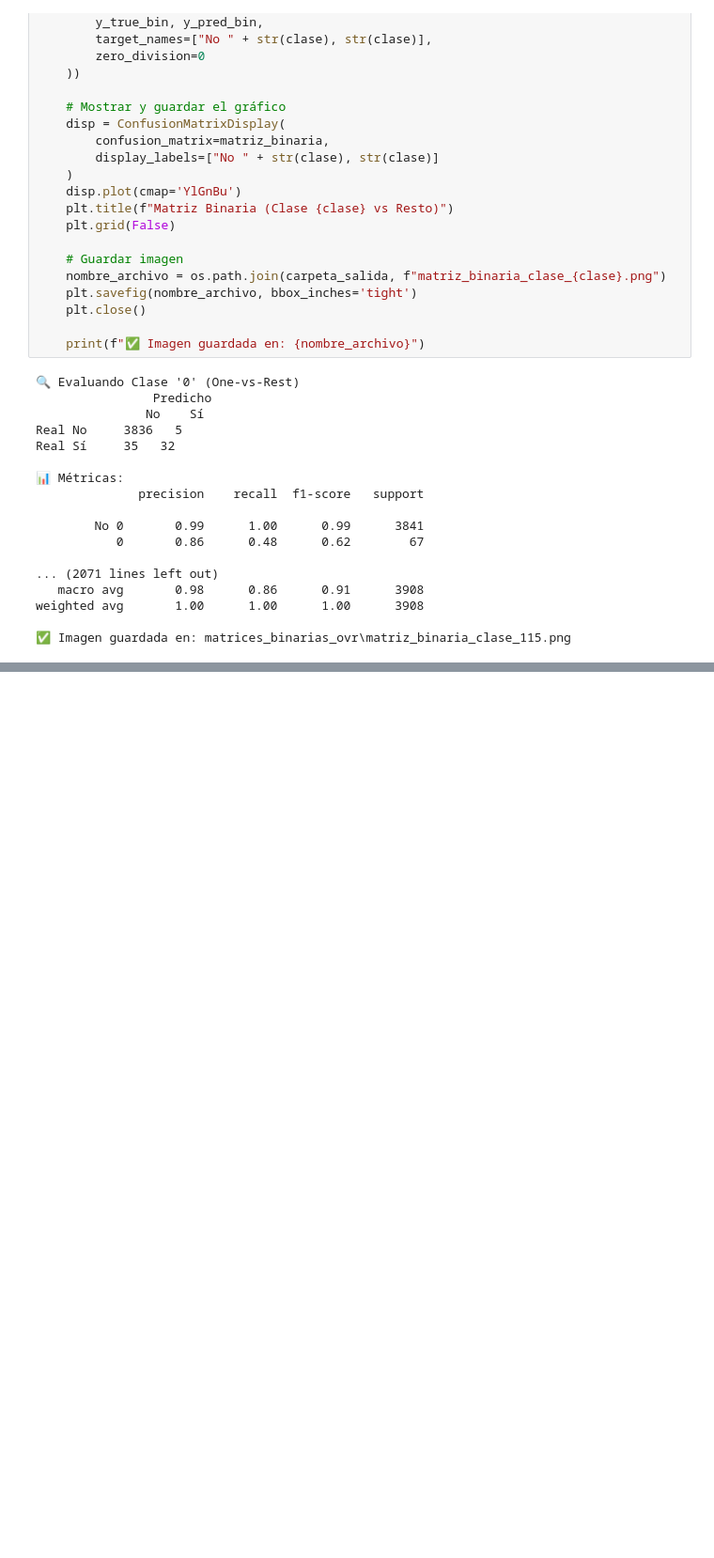
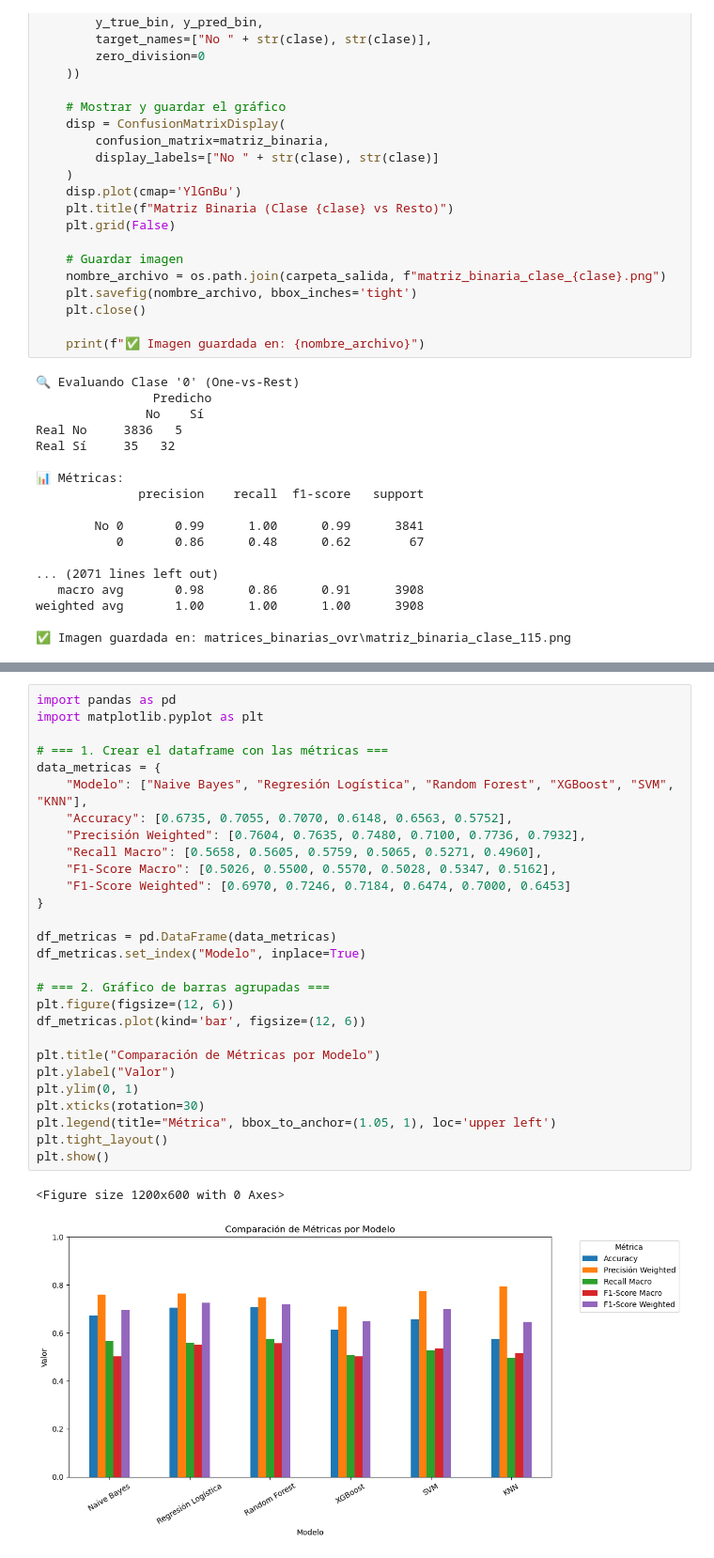
Before and after one commit to rociovanesa/TesisMaestriaCienciasdeDatos, a Jupyter notebook: TesisV2-4.ipynb, the cells around one changed output, grey strips where cells are left out. Shown at 94% size. Drawn from its saved outputs; the diff is of its cells as text; blank space fills up the shorter version.

```diff
--- a/TesisV2-4.ipynb
+++ b/TesisV2-4.ipynb
@@ -4340,0 +4161,31 @@ weighted avg       1.00      1.00      1.00      3908
+# %%
+import pandas as pd
+import matplotlib.pyplot as plt
+
+# === 1. Crear el dataframe con las métricas ===
+data_metricas = {
+    "Modelo": ["Naive Bayes", "Regresión Logística", "Random Forest", "XGBoost", "SVM", "KNN"],
+    "Accuracy": [0.6735, 0.7055, 0.7070, 0.6148, 0.6563, 0.5752],
+    "Precisión Weighted": [0.7604, 0.7635, 0.7480, 0.7100, 0.7736, 0.7932],
+    "Recall Macro": [0.5658, 0.5605, 0.5759, 0.5065, 0.5271, 0.4960],
+    "F1-Score Macro": [0.5026, 0.5500, 0.5570, 0.5028, 0.5347, 0.5162],
+    "F1-Score Weighted": [0.6970, 0.7246, 0.7184, 0.6474, 0.7000, 0.6453]
+}
+
+df_metricas = pd.DataFrame(data_metricas)
+df_metricas.set_index("Modelo", inplace=True)
+
+# === 2. Gráfico de barras agrupadas ===
+plt.figure(figsize=(12, 6))
+df_metricas.plot(kind='bar', figsize=(12, 6))
+
+plt.title("Comparación de Métricas por Modelo")
+plt.ylabel("Valor")
+plt.ylim(0, 1)
+plt.xticks(rotation=30)
+plt.legend(title="Métrica", bbox_to_anchor=(1.05, 1), loc='upper left')
+plt.tight_layout()
+plt.show()
+# %% [output]
+<Figure size 1200x600 with 0 Axes>
+[figure, added]
```
Also changed, not shown: parts of 11 cells of this notebook.
